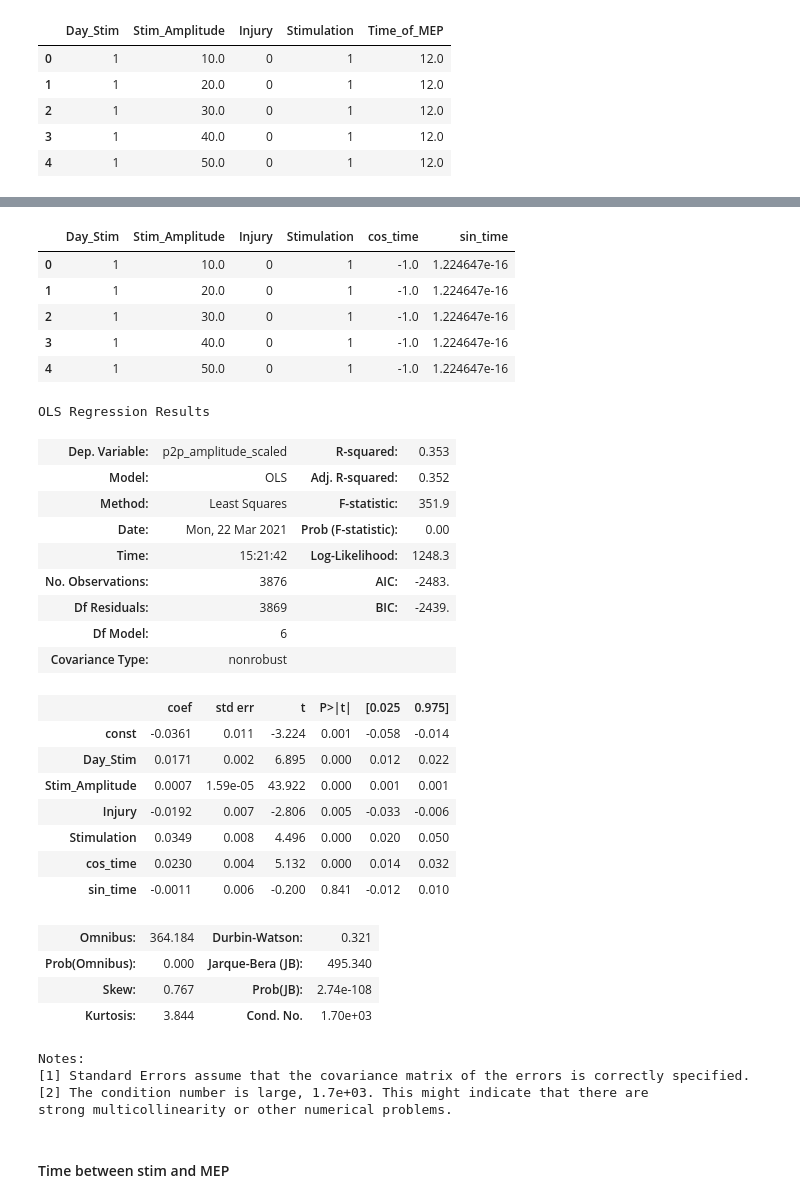
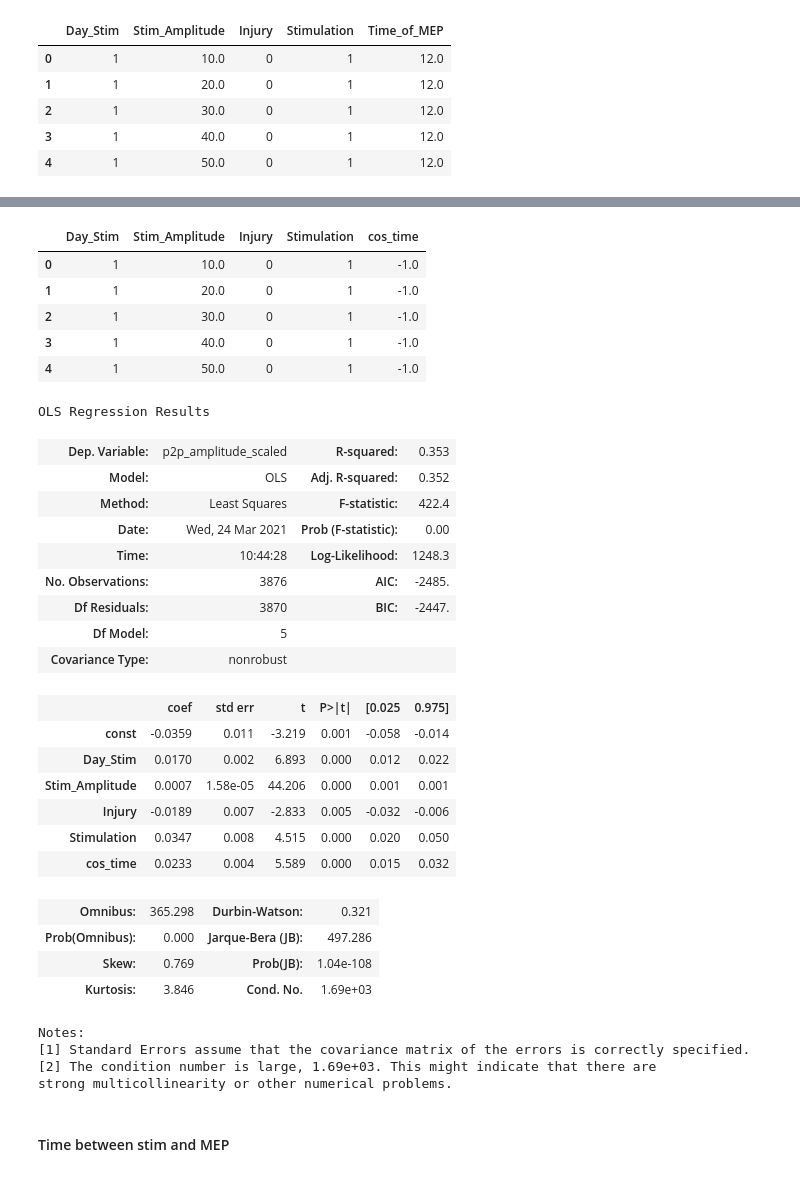
Before and after one commit to IanGMalone/Evoked_Potential_Analysis, a Jupyter notebook: Motor Evoked Potential Analyses.ipynb, the cells around one changed output, grey strips where cells are left out. Drawn from its saved outputs; the diff is of its cells as text; code cells hidden in the pictures.

```diff
--- a/Motor Evoked Potential Analyses.ipynb
+++ b/Motor Evoked Potential Analyses.ipynb
@@ -945,16 +963,16 @@ Notes:
 [2] The condition number is large, 1.75e+03. This might indicate that there are
 strong multicollinearity or other numerical problems.
 # %%
-X = df_time[['Day_Stim', 'Stim_Amplitude', 'Injury', 'Stimulation', 'cos_time', 'sin_time']]
+X = df_time[['Day_Stim', 'Stim_Amplitude', 'Injury', 'Stimulation', 'cos_time']]
 y = df_time['p2p_amplitude_scaled']
 X.head()
 # %% [output]
-|  | Day_Stim | Stim_Amplitude | Injury | Stimulation | cos_time | sin_time |
-| 0 | 1 | 10.0 | 0 | 1 | -1.0 | 1.224647e-16 |
-| 1 | 1 | 20.0 | 0 | 1 | -1.0 | 1.224647e-16 |
-| 2 | 1 | 30.0 | 0 | 1 | -1.0 | 1.224647e-16 |
-| 3 | 1 | 40.0 | 0 | 1 | -1.0 | 1.224647e-16 |
-| 4 | 1 | 50.0 | 0 | 1 | -1.0 | 1.224647e-16 |
+|  | Day_Stim | Stim_Amplitude | Injury | Stimulation | cos_time |
+| 0 | 1 | 10.0 | 0 | 1 | -1.0 |
+| 1 | 1 | 20.0 | 0 | 1 | -1.0 |
+| 2 | 1 | 30.0 | 0 | 1 | -1.0 |
+| 3 | 1 | 40.0 | 0 | 1 | -1.0 |
+| 4 | 1 | 50.0 | 0 | 1 | -1.0 |
 # %%
 X = sm.add_constant(X)
 est = sm.OLS(y, X).fit()
@@ -963,28 +981,27 @@ est.summary()
 OLS Regression Results
 | Dep. Variable: | p2p_amplitude_scaled | R-squared: | 0.353 |
 | Model: | OLS | Adj. R-squared: | 0.352 |
-| Method: | Least Squares | F-statistic: | 351.9 |
-| Date: | Mon, 22 Mar 2021 | Prob (F-statistic): | 0.00 |
-| Time: | 15:21:42 | Log-Likelihood: | 1248.3 |
-| No. Observations: | 3876 | AIC: | -2483. |
-| Df Residuals: | 3869 | BIC: | -2439. |
-| Df Model: | 6 |  |  |
+| Method: | Least Squares | F-statistic: | 422.4 |
+| Date: | Wed, 24 Mar 2021 | Prob (F-statistic): | 0.00 |
+| Time: | 10:44:28 | Log-Likelihood: | 1248.3 |
+| No. Observations: | 3876 | AIC: | -2485. |
+| Df Residuals: | 3870 | BIC: | -2447. |
+| Df Model: | 5 |  |  |
 | Covariance Type: | nonrobust |  |  |
 |  | coef | std err | t | P>|t| | [0.025 | 0.975] |
-| const | -0.0361 | 0.011 | -3.224 | 0.001 | -0.058 | -0.014 |
-| Day_Stim | 0.0171 | 0.002 | 6.895 | 0.000 | 0.012 | 0.022 |
-| Stim_Amplitude | 0.0007 | 1.59e-05 | 43.922 | 0.000 | 0.001 | 0.001 |
-| Injury | -0.0192 | 0.007 | -2.806 | 0.005 | -0.033 | -0.006 |
-| Stimulation | 0.0349 | 0.008 | 4.496 | 0.000 | 0.020 | 0.050 |
-| cos_time | 0.0230 | 0.004 | 5.132 | 0.000 | 0.014 | 0.032 |
-| sin_time | -0.0011 | 0.006 | -0.200 | 0.841 | -0.012 | 0.010 |
+| const | -0.0359 | 0.011 | -3.219 | 0.001 | -0.058 | -0.014 |
+| Day_Stim | 0.0170 | 0.002 | 6.893 | 0.000 | 0.012 | 0.022 |
+| Stim_Amplitude | 0.0007 | 1.58e-05 | 44.206 | 0.000 | 0.001 | 0.001 |
+| Injury | -0.0189 | 0.007 | -2.833 | 0.005 | -0.032 | -0.006 |
+| Stimulation | 0.0347 | 0.008 | 4.515 | 0.000 | 0.020 | 0.050 |
+| cos_time | 0.0233 | 0.004 | 5.589 | 0.000 | 0.015 | 0.032 |
-| Omnibus: | 364.184 | Durbin-Watson: | 0.321 |
-| Prob(Omnibus): | 0.000 | Jarque-Bera (JB): | 495.340 |
-| Skew: | 0.767 | Prob(JB): | 2.74e-108 |
-| Kurtosis: | 3.844 | Cond. No. | 1.70e+03 |
+| Omnibus: | 365.298 | Durbin-Watson: | 0.321 |
+| Prob(Omnibus): | 0.000 | Jarque-Bera (JB): | 497.286 |
+| Skew: | 0.769 | Prob(JB): | 1.04e-108 |
+| Kurtosis: | 3.846 | Cond. No. | 1.69e+03 |
 Notes:
 [1] Standard Errors assume that the covariance matrix of the errors is correctly specified.
-[2] The condition number is large, 1.7e+03. This might indicate that there are
+[2] The condition number is large, 1.69e+03. This might indicate that there are
 strong multicollinearity or other numerical problems.
 # %% [markdown]
 #### Time between stim and MEP
```
Also changed, not shown: parts of 23 cells of this notebook.
